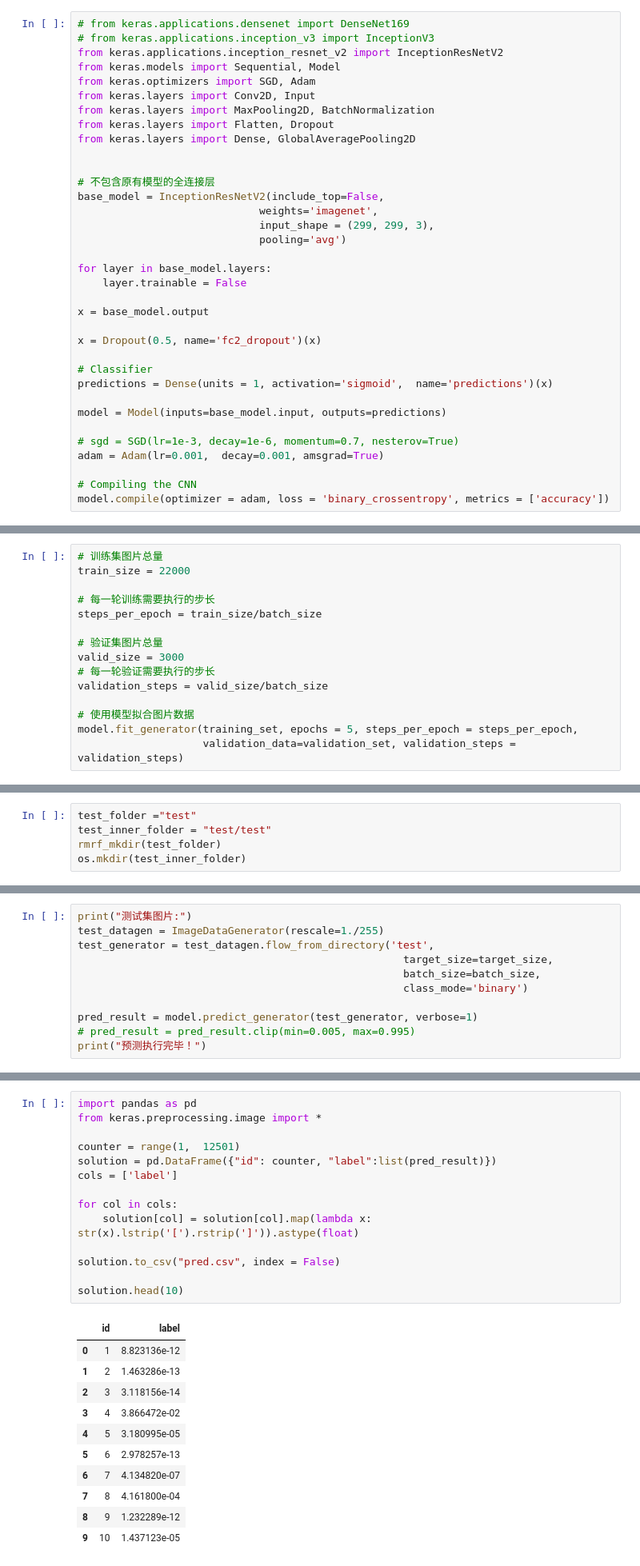
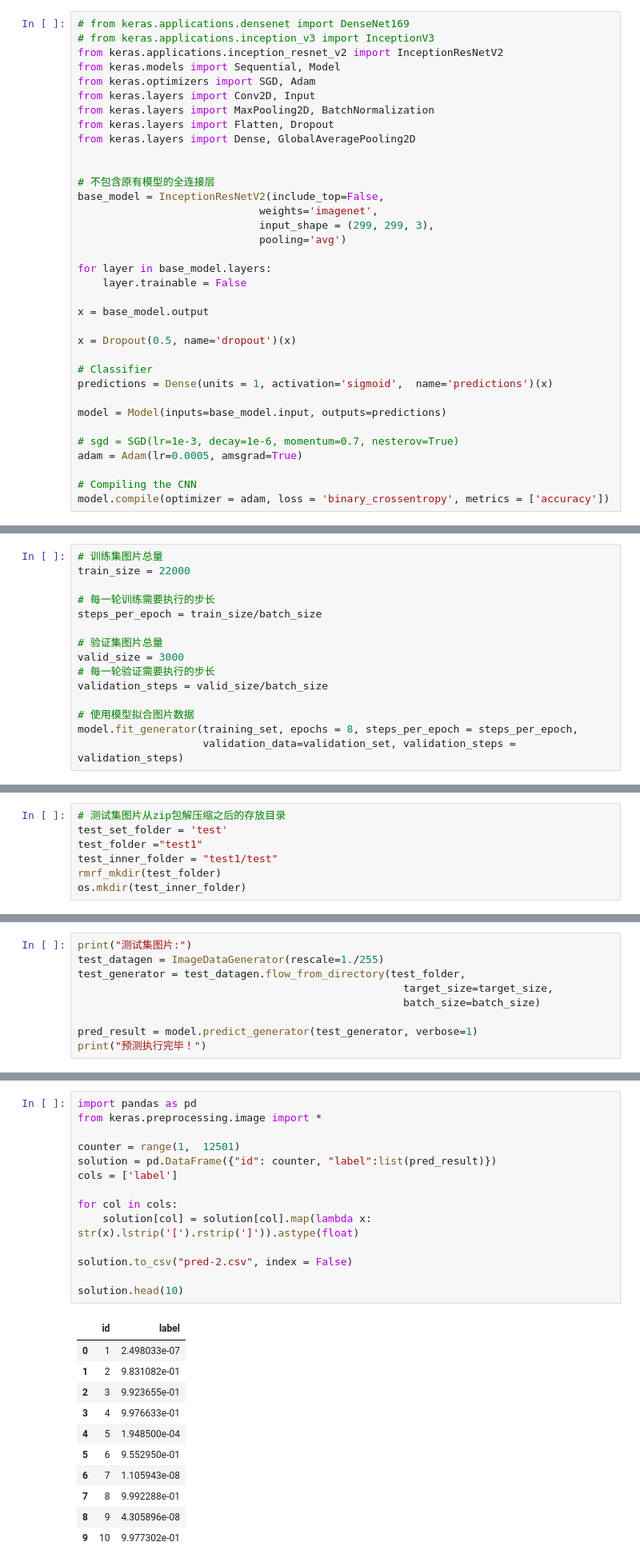
Before and after one commit to sunrise2075/cat_vs_dog_cnn, a Jupyter notebook: cat_vs_dog_model_training.ipynb, the cells around one changed output, grey strips where cells are left out. Shown: that part at 80% size. Cells and saved outputs as stored; diff of their text form.

```diff
--- a/cat_vs_dog_model_training.ipynb
+++ b/cat_vs_dog_model_training.ipynb
@@ -132,7 +129,7 @@ for layer in base_model.layers:
 
 x = base_model.output
 
-x = Dropout(0.5, name='fc2_dropout')(x)
+x = Dropout(0.5, name='dropout')(x)
 
 # Classifier
 predictions = Dense(units = 1, activation='sigmoid',  name='predictions')(x)
@@ -140,7 +137,7 @@ predictions = Dense(units = 1, activation='sigmoid',  name='predictions')(x)
 model = Model(inputs=base_model.input, outputs=predictions)
 
 # sgd = SGD(lr=1e-3, decay=1e-6, momentum=0.7, nesterov=True)
-adam = Adam(lr=0.001,  decay=0.001, amsgrad=True)
+adam = Adam(lr=0.0005, amsgrad=True)
 
 # Compiling the CNN
 model.compile(optimizer = adam, loss = 'binary_crossentropy', metrics = ['accuracy'])
@@ -221,6 +220,6 @@ valid_size = 3000
 validation_steps = valid_size/batch_size
 
 # 使用模型拟合图片数据
-model.fit_generator(training_set, epochs = 5, steps_per_epoch = steps_per_epoch,
+model.fit_generator(training_set, epochs = 8, steps_per_epoch = steps_per_epoch,
                     validation_data=validation_set, validation_steps = validation_steps)
 # %% [output]
@@ -238,8 +243,10 @@ Epoch 5/5
 # %% [markdown]
 ## 开始预测
 # %%
-test_folder ="test"
-test_inner_folder = "test/test"
+# 测试集图片从zip包解压缩之后的存放目录
+test_set_folder = 'test'
+test_folder ="test1"
+test_inner_folder = "test1/test"
 rmrf_mkdir(test_folder)
 os.mkdir(test_inner_folder)
 # %%
@@ -255,13 +262,11 @@ print("测试目录准备完成！")
 # %%
 print("测试集图片:")
 test_datagen = ImageDataGenerator(rescale=1./255)
-test_generator = test_datagen.flow_from_directory('test',
+test_generator = test_datagen.flow_from_directory(test_folder,
                                                     target_size=target_size,
-                                                    batch_size=batch_size,
-                                                    class_mode='binary')
+                                                    batch_size=batch_size)
 
 pred_result = model.predict_generator(test_generator, verbose=1)
-# pred_result = pred_result.clip(min=0.005, max=0.995)
 print("预测执行完毕！")
 # %% [output]
 测试集图片:
@@ -283,26 +288,26 @@ print(pred_result)
 # %%
 import pandas as pd
 from keras.preprocessing.image import *
 
 counter = range(1,  12501)
 solution = pd.DataFrame({"id": counter, "label":list(pred_result)})
 cols = ['label']
 
 for col in cols:
     solution[col] = solution[col].map(lambda x: str(x).lstrip('[').rstrip(']')).astype(float)
 
-solution.to_csv("pred.csv", index = False)
+solution.to_csv("pred-2.csv", index = False)
 
 solution.head(10)
 # %% [output]
 |  | id | label |
-| 0 | 1 | 8.823136e-12 |
-| 1 | 2 | 1.463286e-13 |
-| 2 | 3 | 3.118156e-14 |
-| 3 | 4 | 3.866472e-02 |
-| 4 | 5 | 3.180995e-05 |
-| 5 | 6 | 2.978257e-13 |
-| 6 | 7 | 4.134820e-07 |
-| 7 | 8 | 4.161800e-04 |
-| 8 | 9 | 1.232289e-12 |
-| 9 | 10 | 1.437123e-05 |
+| 0 | 1 | 2.498033e-07 |
+| 1 | 2 | 9.831082e-01 |
+| 2 | 3 | 9.923655e-01 |
+| 3 | 4 | 9.976633e-01 |
+| 4 | 5 | 1.948500e-04 |
+| 5 | 6 | 9.552950e-01 |
+| 6 | 7 | 1.105943e-08 |
+| 7 | 8 | 9.992288e-01 |
+| 8 | 9 | 4.305896e-08 |
+| 9 | 10 | 9.977302e-01 |
```
Also changed, not shown: parts of 6 cells of this notebook.
